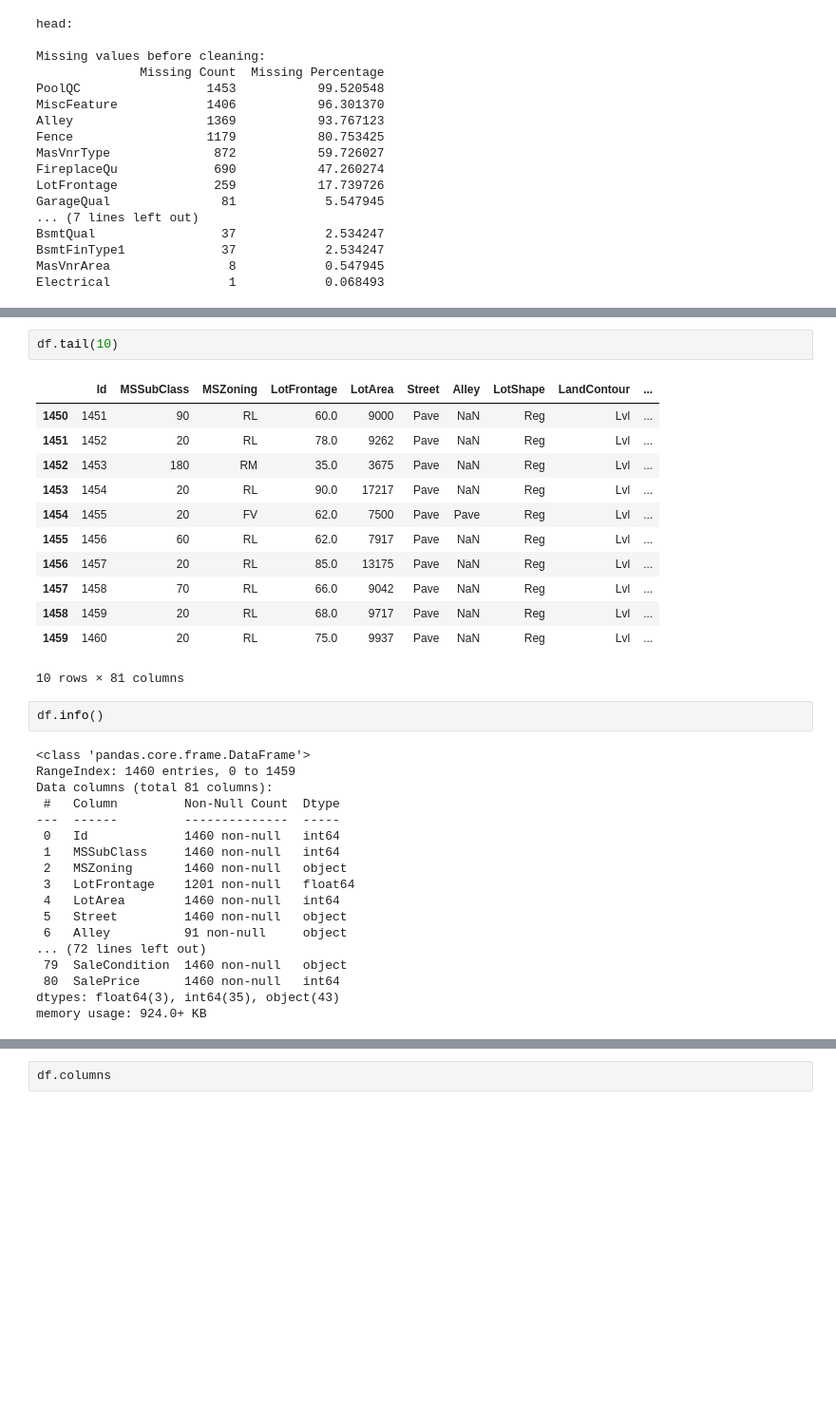
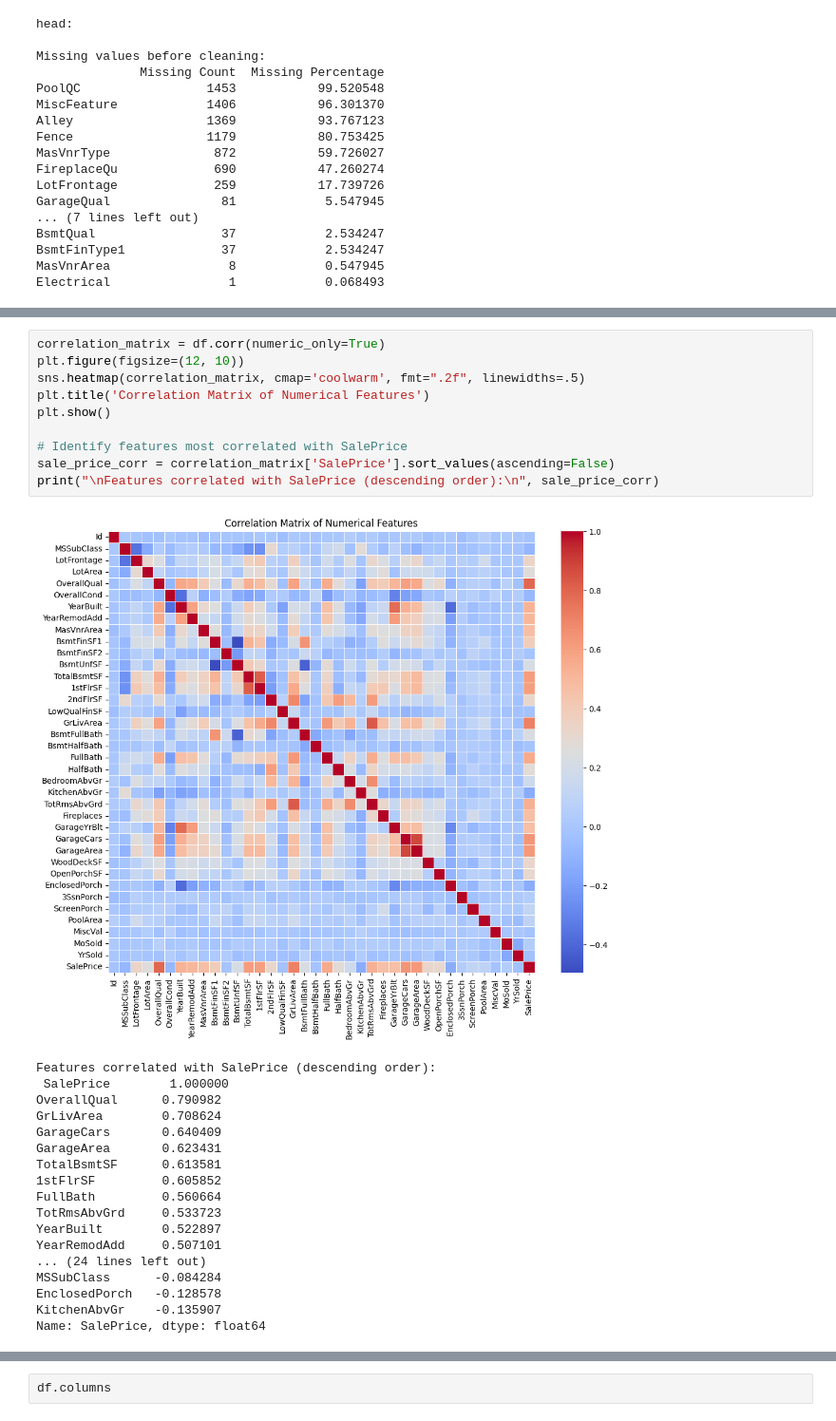
Before and after one commit to Jawntae/neetcode-submissions, a Jupyter notebook: Lab1_Data_Collection.ipynb, the cells around one changed output, grey strips where cells are left out. Shown at 95% size. Cells and saved outputs as stored; diff of their text form; blank space fills up the shorter version.

```diff
--- a/Lab1_Data_Collection.ipynb
+++ b/Lab1_Data_Collection.ipynb
@@ -505,35 +525,29 @@ df.info()
-# %%
-df.tail(10)
-# %% [output]
-|  | Id | MSSubClass | MSZoning | LotFrontage | LotArea | Street | Alley | LotShape | LandContour | ... |
-| 1450 | 1451 | 90 | RL | 60.0 | 9000 | Pave | NaN | Reg | Lvl | ... |
-| 1451 | 1452 | 20 | RL | 78.0 | 9262 | Pave | NaN | Reg | Lvl | ... |
-| 1452 | 1453 | 180 | RM | 35.0 | 3675 | Pave | NaN | Reg | Lvl | ... |
-| 1453 | 1454 | 20 | RL | 90.0 | 17217 | Pave | NaN | Reg | Lvl | ... |
-| 1454 | 1455 | 20 | FV | 62.0 | 7500 | Pave | Pave | Reg | Lvl | ... |
-| 1455 | 1456 | 60 | RL | 62.0 | 7917 | Pave | NaN | Reg | Lvl | ... |
-| 1456 | 1457 | 20 | RL | 85.0 | 13175 | Pave | NaN | Reg | Lvl | ... |
-| 1457 | 1458 | 70 | RL | 66.0 | 9042 | Pave | NaN | Reg | Lvl | ... |
-| 1458 | 1459 | 20 | RL | 68.0 | 9717 | Pave | NaN | Reg | Lvl | ... |
-| 1459 | 1460 | 20 | RL | 75.0 | 9937 | Pave | NaN | Reg | Lvl | ... |
-10 rows × 81 columns
-# %%
-df.info()
-# %% [output]
-<class 'pandas.core.frame.DataFrame'>
-RangeIndex: 1460 entries, 0 to 1459
-Data columns (total 81 columns):
- #   Column         Non-Null Count  Dtype
----  ------         --------------  -----
- 0   Id             1460 non-null   int64
- 1   MSSubClass     1460 non-null   int64
- 2   MSZoning       1460 non-null   object
- 3   LotFrontage    1201 non-null   float64
- 4   LotArea        1460 non-null   int64
- 5   Street         1460 non-null   object
- 6   Alley          91 non-null     object
-... (72 lines left out)
- 79  SaleCondition  1460 non-null   object
- 80  SalePrice      1460 non-null   int64
-dtypes: float64(3), int64(35), object(43)
-memory usage: 924.0+ KB
+# %%
+correlation_matrix = df.corr(numeric_only=True)
+plt.figure(figsize=(12, 10))
+sns.heatmap(correlation_matrix, cmap='coolwarm', fmt=".2f", linewidths=.5)
+plt.title('Correlation Matrix of Numerical Features')
+plt.show()
+
+# Identify features most correlated with SalePrice
+sale_price_corr = correlation_matrix['SalePrice'].sort_values(ascending=False)
+print("\nFeatures correlated with SalePrice (descending order):\n", sale_price_corr)
+# %% [output]
+[figure, added]
+Features correlated with SalePrice (descending order):
+ SalePrice        1.000000
+OverallQual      0.790982
+GrLivArea        0.708624
+GarageCars       0.640409
+GarageArea       0.623431
+TotalBsmtSF      0.613581
+1stFlrSF         0.605852
+FullBath         0.560664
+TotRmsAbvGrd     0.533723
+YearBuilt        0.522897
+YearRemodAdd     0.507101
+... (24 lines left out)
+MSSubClass      -0.084284
+EnclosedPorch   -0.128578
+KitchenAbvGr    -0.135907
+Name: SalePrice, dtype: float64
```
Also changed, not shown: parts of 5 cells of this notebook.
